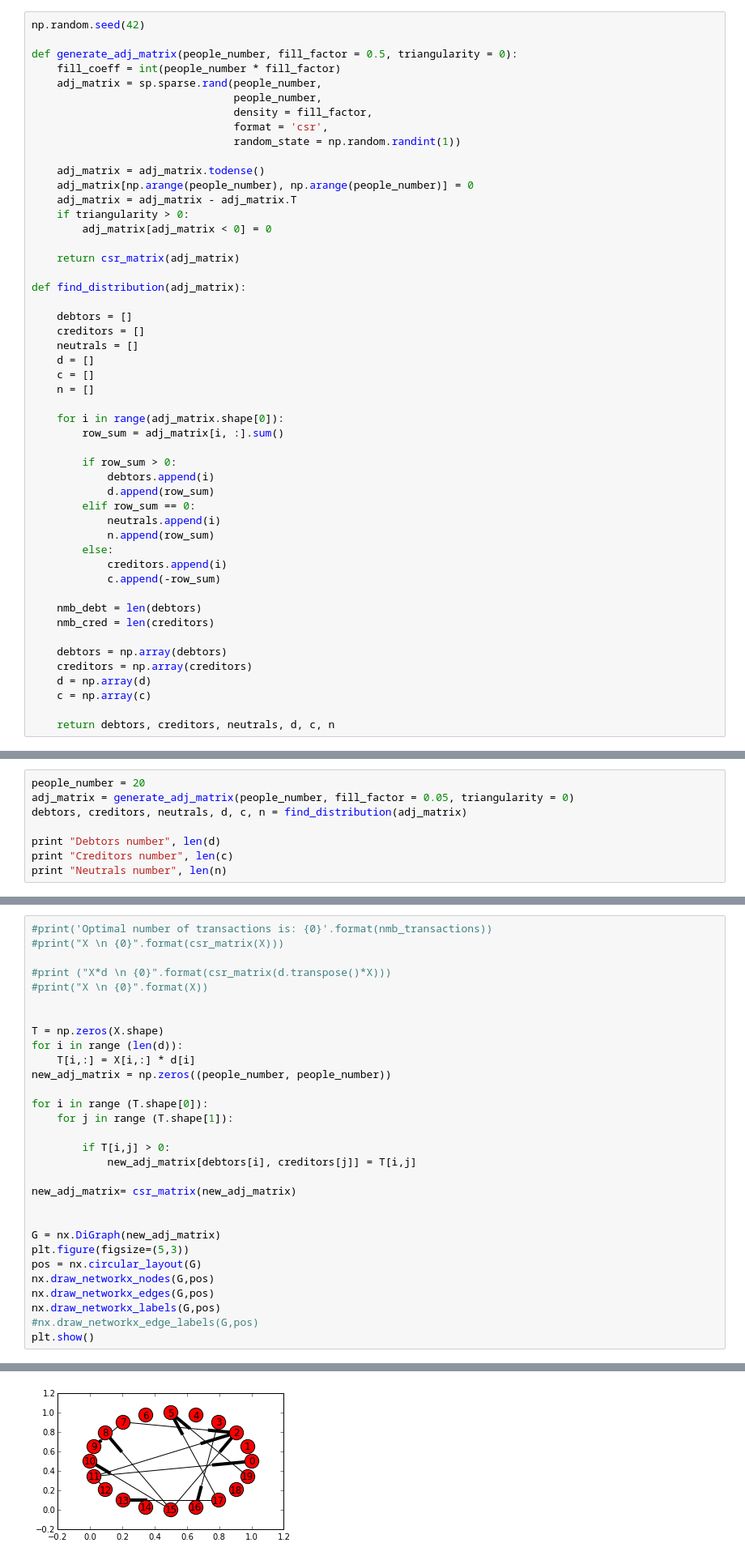
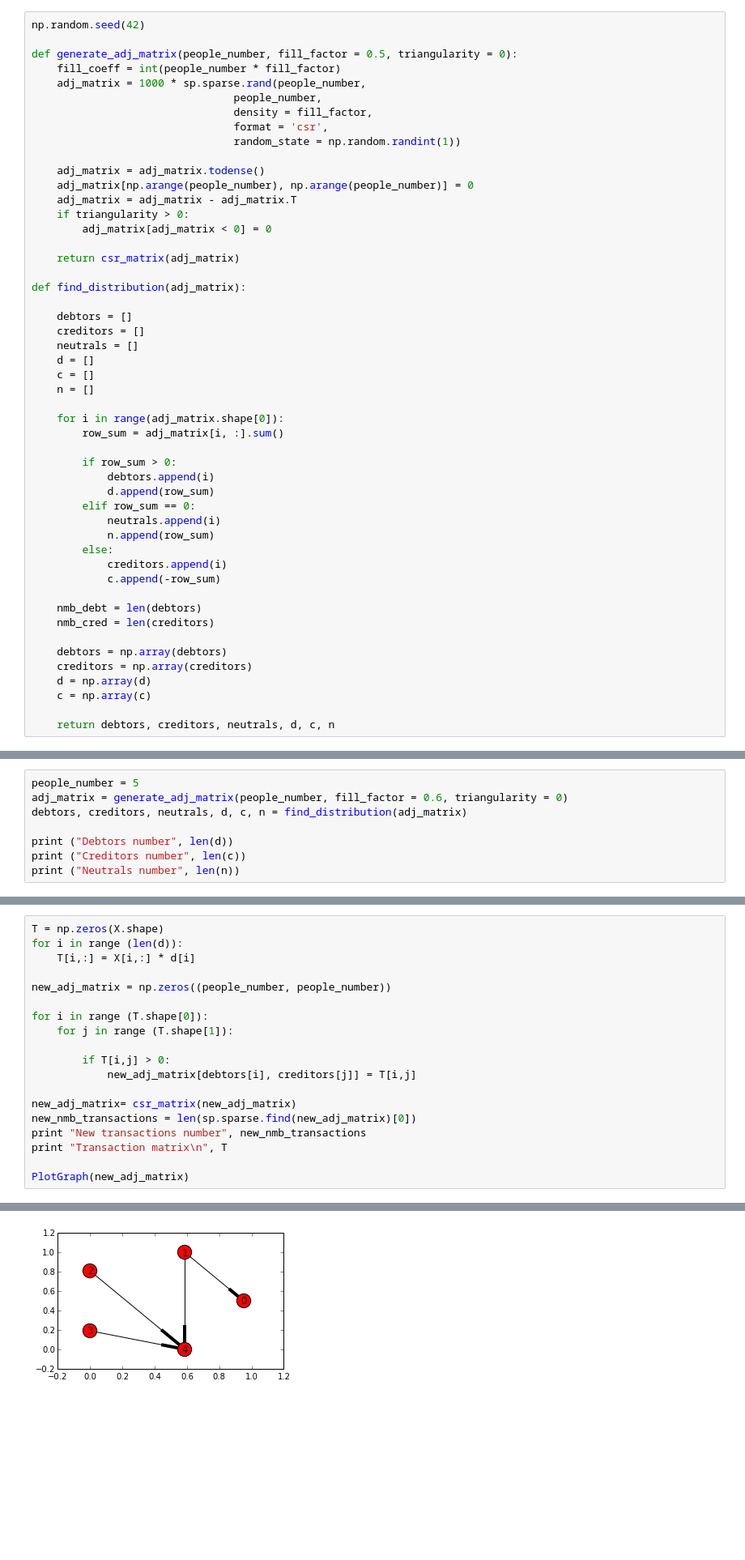
Before and after one commit to Aelphy/skoltech, a Jupyter notebook: term2/optimization_methods/project/project_tex.ipynb, the cells around one changed output, grey strips where cells are left out. Shown at 81% size. Cells and saved outputs as stored; diff of their text form; blank space fills up the shorter version.

```diff
--- a/term2/optimization_methods/project/project_tex.ipynb
+++ b/term2/optimization_methods/project/project_tex.ipynb
@@ -22,7 +22,7 @@ np.random.seed(42)
 
 def generate_adj_matrix(people_number, fill_factor = 0.5, triangularity = 0):
     fill_coeff = int(people_number * fill_factor)
-    adj_matrix = sp.sparse.rand(people_number,
+    adj_matrix = 1000 * sp.sparse.rand(people_number,
                                 people_number,
                                 density = fill_factor,
                                 format = 'csr',
@@ -213,9 +211,9 @@ Transactions number 20
 # %%
-people_number = 20
-adj_matrix = generate_adj_matrix(people_number, fill_factor = 0.05, triangularity = 0)
+people_number = 5
+adj_matrix = generate_adj_matrix(people_number, fill_factor = 0.6, triangularity = 0)
 debtors, creditors, neutrals, d, c, n = find_distribution(adj_matrix)
 
-print "Debtors number", len(d)
-print "Creditors number", len(c)
-print "Neutrals number", len(n)
+print ("Debtors number", len(d))
+print ("Creditors number", len(c))
+print ("Neutrals number", len(n))
 # %% [output]
@@ -227,14 +240,8 @@ new_nmb_transactions, Y, X = MIPSolver(d,c)
 # %%
-#print('Optimal number of transactions is: {0}'.format(nmb_transactions))
-#print("X \n {0}".format(csr_matrix(X)))
-
-#print ("X*d \n {0}".format(csr_matrix(d.transpose()*X)))
-#print("X \n {0}".format(X))
-
-
 T = np.zeros(X.shape)
 for i in range (len(d)):
     T[i,:] = X[i,:] * d[i]
+
 new_adj_matrix = np.zeros((people_number, people_number))
 
 for i in range (T.shape[0]):
@@ -244,14 +251,9 @@ for i in range (T.shape[0]):
             new_adj_matrix[debtors[i], creditors[j]] = T[i,j]
 
 new_adj_matrix= csr_matrix(new_adj_matrix)
+new_nmb_transactions = len(sp.sparse.find(new_adj_matrix)[0])
+print "New transactions number", new_nmb_transactions
+print "Transaction matrix\n", T
 
-
-G = nx.DiGraph(new_adj_matrix)
-plt.figure(figsize=(5,3))
-pos = nx.circular_layout(G)
-nx.draw_networkx_nodes(G,pos)
-nx.draw_networkx_edges(G,pos)
-nx.draw_networkx_labels(G,pos)
-#nx.draw_networkx_edge_labels(G,pos)
-plt.show()
+PlotGraph(new_adj_matrix)
 # %% [output]
@@ -258 +265 @@ plt.show()
-[figure, old version]
+[figure, new version]
```
Also changed, not shown: parts of 6 cells of this notebook.
